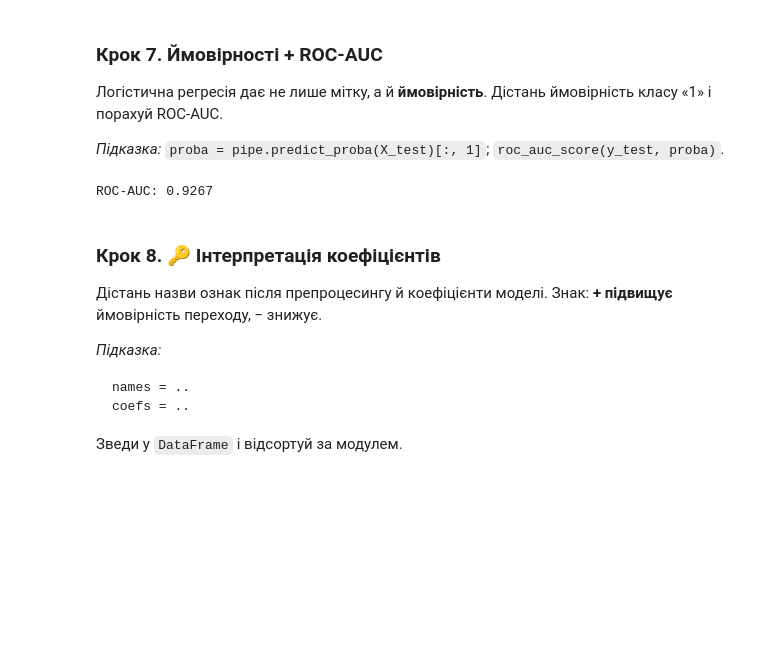
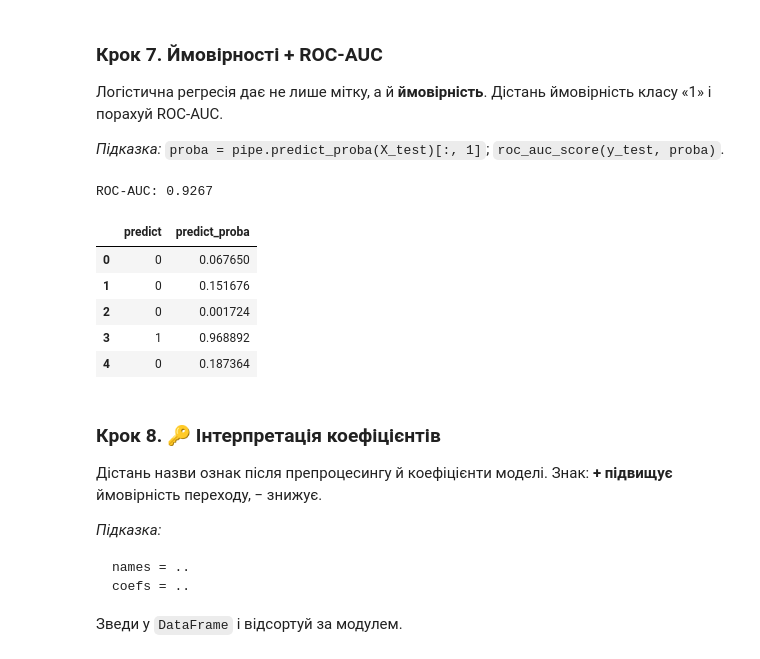
Before and after one commit to NatalieAleksandrova2026/DTA_2026, a Jupyter notebook: ML/logreg_pipeline_TASKS.ipynb, the cells around one changed output. Drawn from its saved outputs; the diff is of its cells as text; code cells hidden in the pictures; blank space fills up the shorter version.

```diff
--- a/ML/logreg_pipeline_TASKS.ipynb
+++ b/ML/logreg_pipeline_TASKS.ipynb
@@ -248,12 +233,23 @@ Clent will churn
 # %%
 from sklearn.metrics import roc_auc_score
 
 # TODO: дістань proba та порахуй ROC-AUC
 proba = pipe.predict_proba(X_test)[:, 1]
 auc = roc_auc_score(y_test, proba)
 print(f'ROC-AUC: {auc:.4f}')
+
+pd.DataFrame({
+    'predict': pipe.predict(X_test)[:5],
+    'predict_proba': pipe.predict_proba(X_test)[:,1][:5]
+})
 # %% [output]
 ROC-AUC: 0.9267
+|  | predict | predict_proba |
+| 0 | 0 | 0.067650 |
+| 1 | 0 | 0.151676 |
+| 2 | 0 | 0.001724 |
+| 3 | 1 | 0.968892 |
+| 4 | 0 | 0.187364 |
 # %% [markdown]
 ### Крок 8. 🔑 Інтерпретація коефіцієнтів
 Дістань назви ознак після препроцесингу й коефіцієнти моделі. Знак: **+ підвищує** ймовірність переходу, − знижує.
```
Also changed, not shown: parts of 2 cells of this notebook.
